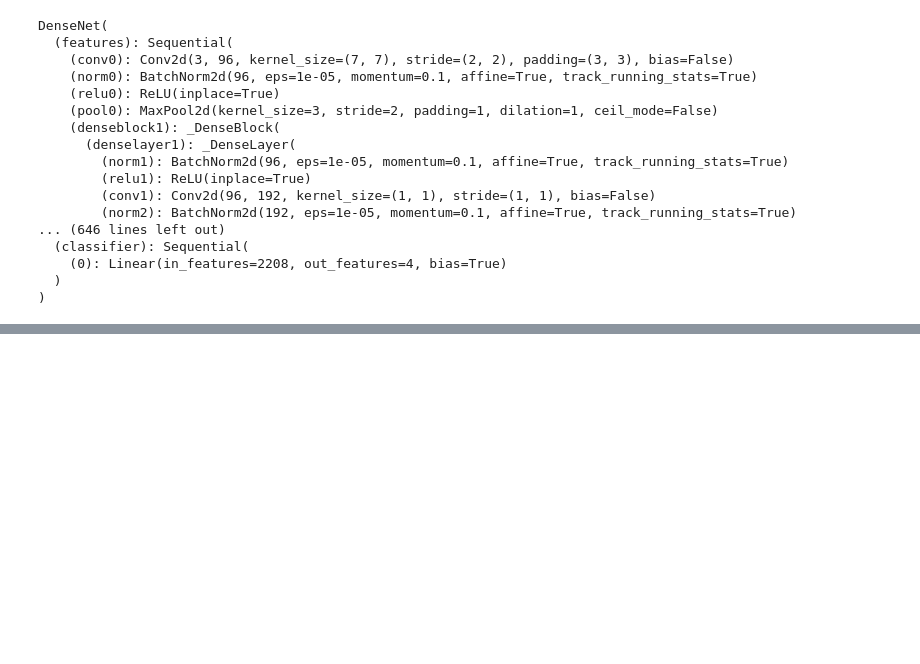
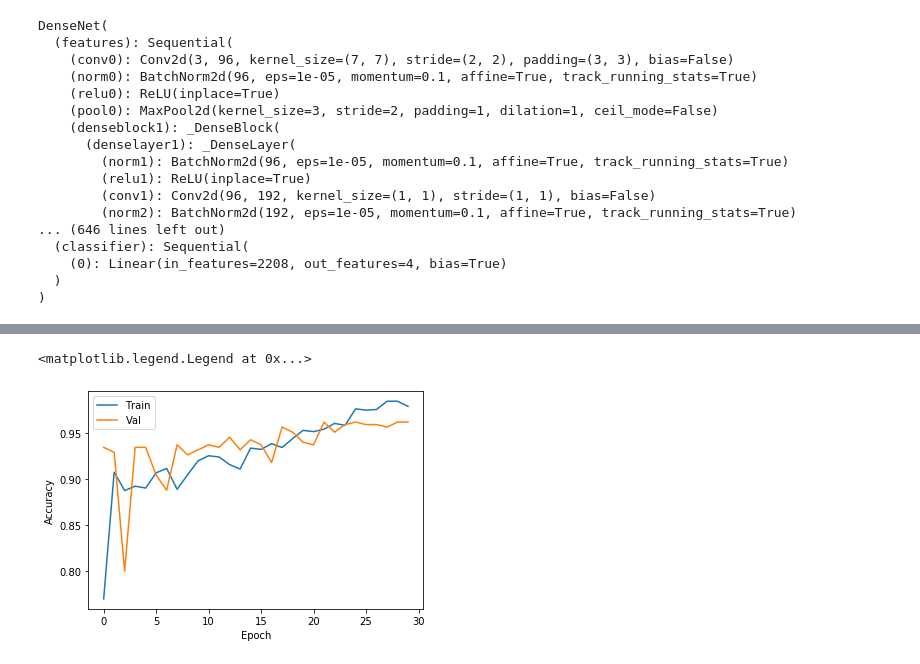
Before and after one commit to AnishWalawalkar/plant-pathology, a Jupyter notebook: Plant Pathology.ipynb, the cells around one changed output, grey strips where cells are left out. Saved outputs shown, nothing was run; the diff lists cells and outputs as text; code cells hidden in the pictures; blank space fills up the shorter version.

```diff
--- a/Plant Pathology.ipynb
+++ b/Plant Pathology.ipynb
@@ -269,0 +292,10 @@ Epoch: 15, Train loss: 0.2141451970725269, Val loss: 0.19514277095664037, Train
+# %%
+plt.figure()
+sns.lineplot(list(range(len(train_acc))), train_acc)
+sns.lineplot(list(range(len(val_acc))), val_acc)
+plt.xlabel('Epoch')
+plt.ylabel('Accuracy')
+plt.legend(['Train','Val'])
+# %% [output]
+<matplotlib.legend.Legend at 0x...>
+[figure, added]
```
Also changed, not shown: parts of 14 cells of this notebook, 1 other file.
